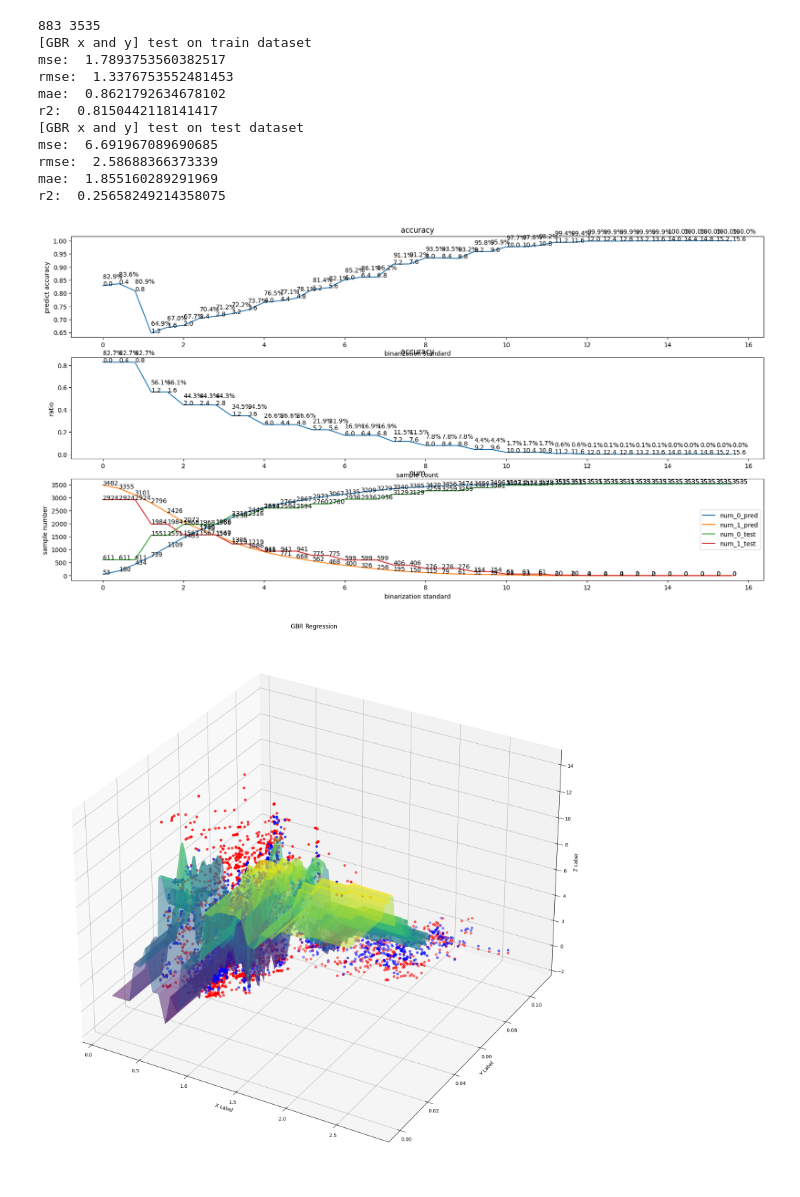
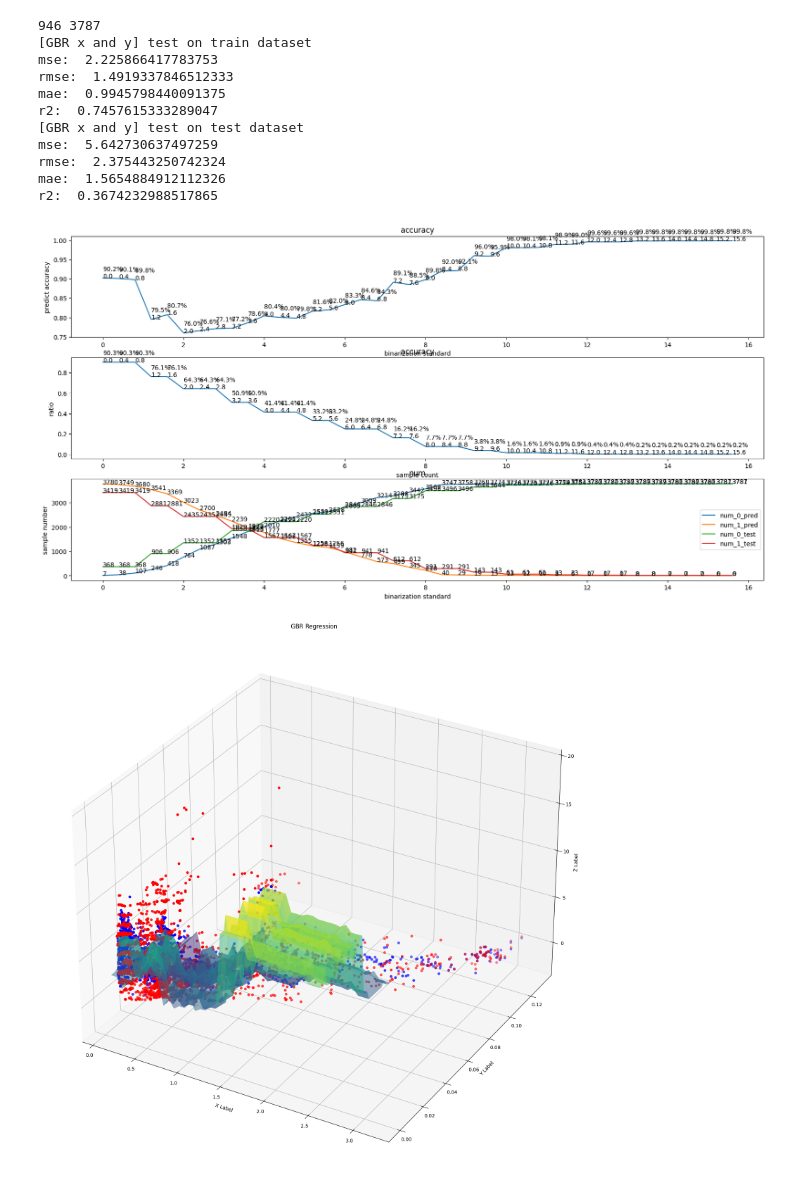
Before and after one commit to Kazawaryu/CARLA_ADA, a Jupyter notebook: ada_exp/parameters/s1/radius.ipynb, the cells around one changed output. Cells and saved outputs as stored; diff of their text form; code cells hidden in the pictures.

```diff
--- a/ada_exp/parameters/s1/radius.ipynb
+++ b/ada_exp/parameters/s1/radius.ipynb
@@ -12,7 +12,7 @@ set_A_05 = ['1226_1700', '1226_1713', '1226_1727', '1226_1741', '1226_1756']
 set_B_02 = ['0104_2223', '0104_2309', '0104_2328', '0104_2343', '0105_0013']
 set_D_06 = ['0104_1949', '0104_2002', '0104_2016', '0104_2032', '0104_2056']
 
-s1s2_path = './s1s2_score_D60.csv'
+s1s2_path = './s1s2_score_B60.csv'
 # %%
 df = pd.read_csv(s1s2_path)
 X = np.array([df['scan_enp'], df['bev_enp']]).T
@@ -143,7 +144,8 @@ def test_on_local(filp,use,X_train, X_test, y_train, y_test):
         X_train, X_test, y_train, y_test = train_test_split(X_train, y_train, test_size=0.8)
 
 
-    gbr = GradientBoostingRegressor(loss='huber',learning_rate=0.2,n_estimators=100, min_samples_leaf=10, max_depth=10, max_features=15, random_state=42)
+    #gbr = GradientBoostingRegressor(loss='huber',learning_rate=0.2,n_estimators=100, min_samples_leaf=10, max_depth=10, max_features=15, random_state=42)
+    gbr = GradientBoostingRegressor(loss='huber',learning_rate=0.2,n_estimators=100, random_state=42)
     gbr.fit(X_train,y_train)
     y_pred = gbr.predict(X_train)
     gbr_mse, gbr_rmse, gbr_mae, gbr_r2 = evaluate_regression(y_train, y_pred)
@@ -163,41 +165,41 @@ def test_on_local(filp,use,X_train, X_test, y_train, y_test):
 
     z_standrand_scaler(y_pred, y_test)
 
     # vis the test data and curve in 3D
 
     #生成网格点
     X, Y = np.meshgrid(np.linspace(0.1, 2.5, 40), np.linspace(0, 0.06, 40))
     # X, Y = np.meshgrid(np.linspace(-1.1, 1.1, 30), np.linspace(-4.0, -1.9, 30))
     Z = gbr.predict(np.column_stack((X.ravel(), Y.ravel())))
     Z = Z.reshape(X.shape)
     # Z[Z <= 0] = np.nan
     fig = plt.figure(figsize=(20,24))
     ax = fig.add_subplot(111, projection='3d')
 
     # ax.scatter(X_train[:,0], X_train[:,1], y_train, c='r', marker='o')
     ax.scatter(X_test[:,0], X_test[:,1], y_test, c='r', marker='o')
     ax.scatter(X_test[:,0], X_test[:,1], y_pred, c='b', marker='o')
 
     ax.set_xlabel('X Label')
     ax.set_ylabel('Y Label')
     ax.set_zlabel('Z Label')
     ax.set_title('GBR Regression')
     ax.plot_surface(X, Y, Z, cmap=cm.viridis, alpha=0.5)
     plt.show()
 
 print(len(X_train), len(X_test))
 test_on_local(10,False,X_train, X_test, y_train, y_test)
 # %% [output]
-883 3535
+946 3787
 [GBR x and y] test on train dataset
-mse:  1.7893753560382517
-rmse:  1.3376753552481453
-mae:  0.8621792634678102
-r2:  0.8150442118141417
+mse:  2.225866417783753
+rmse:  1.4919337846512333
+mae:  0.9945798440091375
+r2:  0.7457615333289047
 [GBR x and y] test on test dataset
-mse:  6.691967089690685
-rmse:  2.58688366373339
-mae:  1.855160289291969
-r2:  0.25658249214358075
+mse:  5.642730637497259
+rmse:  2.375443250742324
+mae:  1.5654884912112326
+r2:  0.3674232988517865
-[figure, old version]
+[figure, new version]
-[figure, old version]
+[figure, new version]
```
Also changed, not shown: parts of 2 cells of this notebook, 13 other files.
